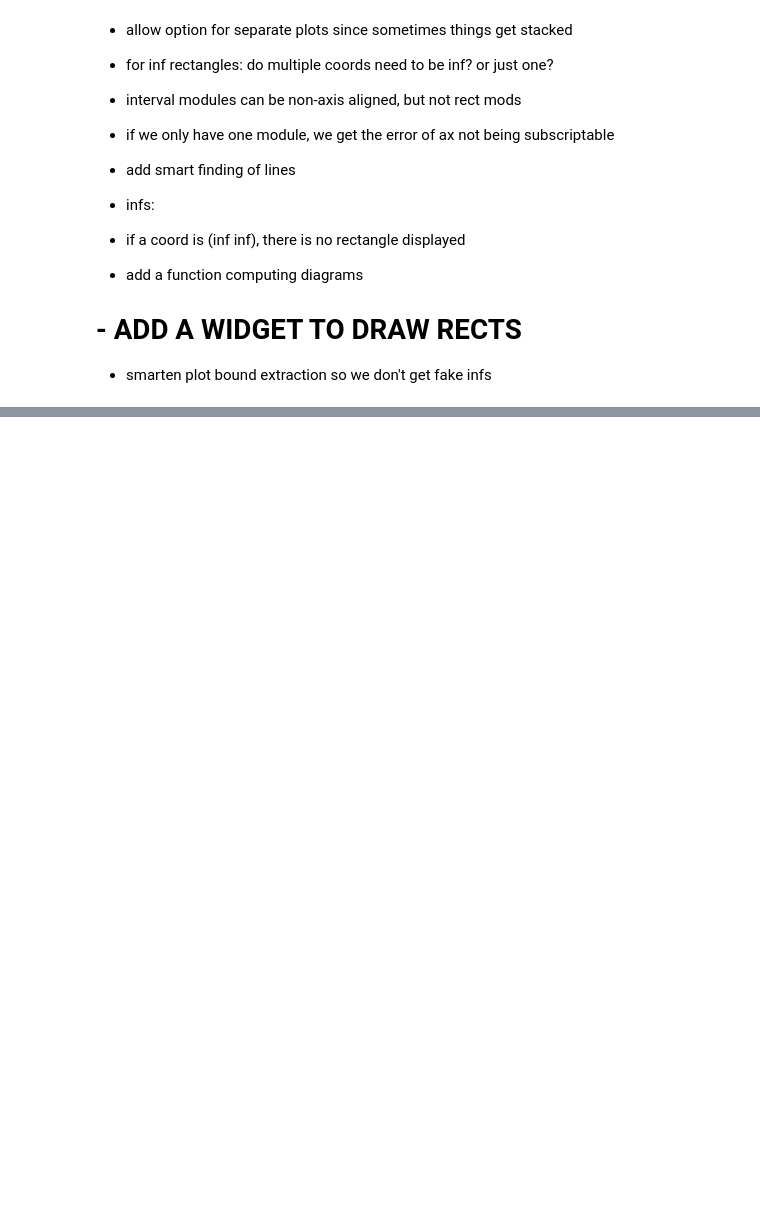
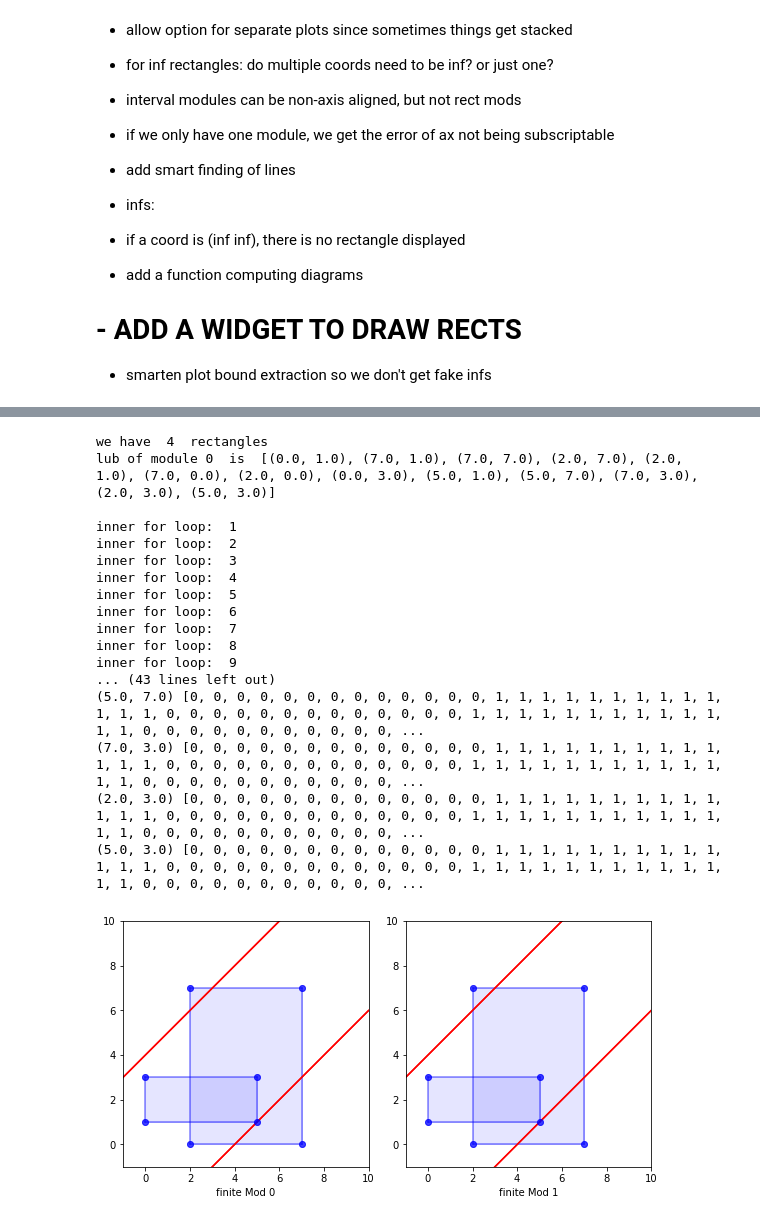
Before and after one commit to asilata/matching-distance-code, a Jupyter notebook: Notebooks/Banff code.ipynb, the cells around one changed output, grey strips where cells are left out. Drawn from its saved outputs; the diff is of its cells as text; code cells hidden in the pictures; blank space fills up the shorter version.

Commit message:
adding crit val class and broken for loop sadness in banff code

```diff
--- a/Notebooks/Banff code.ipynb
+++ b/Notebooks/Banff code.ipynb
@@ -372,0 +346,72 @@ Note: plotting the bottleneck distance seems compatible with inf pts.
+# %%
+r_mods_list = import_rmod('../data/sample_inf.rmod')
+plot_r_mods(r_mods_list)
+
+# below we calculate critical values, and then add info to them by
+# adding them to the critical_val class
+i = 0
+all_closed_critical_vals = []
+temp_crit_val_list = []
+counter_1 = 0
+
+for module in r_mods_list:
+    print("lub of module", i," is ",module.closure_lub(), "\n")
+    temp_crit_val_list = module.closure_lub()
+    # temp_c_v_l is a list of vals computed for one module
+    counter_2 = 0
+    for val in temp_crit_val_list:
+        # if cv is already in set, add parent module to it
+        # else, add cv to set
+        temp_val = mod.critical_val(val)
+        temp_val.add_parent(i)
+        all_closed_critical_vals.append(temp_val)
+        counter_2 += 1
+        print("inner for loop: ",counter_2)
+    i +=1
+    counter_1 += 1
+    print("outer for loop: ",counter_1)
+
+
+# maybe it's easier to merge duplicates here, instead of doing it as we go
+# usage example
+# print("thing is here: ",all_closed_critical_vals,"\n")
+for c in all_closed_critical_vals:
+    print(c.coords, c.parent_module)
+
+# next lots of for loops
+# remove duplication of critical values, but have critical value
+# remember list of parents rather than single
+
+M = ['a','b','c']
+N = ['x','y','z']
+Q = M + N
+quadruples = set({})
+for i in range(0, len(Q)):
+    for j in range(i + 1, len(Q)):
+        for k in range(j + 1, len(Q)):
+            for l in range(k + 1, len(Q)):
+                temp_quad = (Q[i],Q[j],Q[k],Q[l])
+                # I think that the for loops already remove duplicates and permutations,
+                # but just in case we add temp_quad to a set, which don't allow duplicates.
+                quadruples.add(temp_quad)
+
+# print(quadruples)
+# %% [output]
+we have  4  rectangles
+lub of module 0  is  [(0.0, 1.0), (7.0, 1.0), (7.0, 7.0), (2.0, 7.0), (2.0, 1.0), (7.0, 0.0), (2.0, 0.0), (0.0, 3.0), (5.0, 1.0), (5.0, 7.0), (7.0, 3.0), (2.0, 3.0), (5.0, 3.0)]
+
+inner for loop:  1
+inner for loop:  2
+inner for loop:  3
+inner for loop:  4
+inner for loop:  5
+inner for loop:  6
+inner for loop:  7
+inner for loop:  8
+inner for loop:  9
+... (43 lines left out)
+(5.0, 7.0) [0, 0, 0, 0, 0, 0, 0, 0, 0, 0, 0, 0, 0, 1, 1, 1, 1, 1, 1, 1, 1, 1, 1, 1, 1, 1, 0, 0, 0, 0, 0, 0, 0, 0, 0, 0, 0, 0, 0, 1, 1, 1, 1, 1, 1, 1, 1, 1, 1, 1, 1, 1, 0, 0, 0, 0, 0, 0, 0, 0, 0, 0, 0, ...
+(7.0, 3.0) [0, 0, 0, 0, 0, 0, 0, 0, 0, 0, 0, 0, 0, 1, 1, 1, 1, 1, 1, 1, 1, 1, 1, 1, 1, 1, 0, 0, 0, 0, 0, 0, 0, 0, 0, 0, 0, 0, 0, 1, 1, 1, 1, 1, 1, 1, 1, 1, 1, 1, 1, 1, 0, 0, 0, 0, 0, 0, 0, 0, 0, 0, 0, ...
+(2.0, 3.0) [0, 0, 0, 0, 0, 0, 0, 0, 0, 0, 0, 0, 0, 1, 1, 1, 1, 1, 1, 1, 1, 1, 1, 1, 1, 1, 0, 0, 0, 0, 0, 0, 0, 0, 0, 0, 0, 0, 0, 1, 1, 1, 1, 1, 1, 1, 1, 1, 1, 1, 1, 1, 0, 0, 0, 0, 0, 0, 0, 0, 0, 0, 0, ...
+(5.0, 3.0) [0, 0, 0, 0, 0, 0, 0, 0, 0, 0, 0, 0, 0, 1, 1, 1, 1, 1, 1, 1, 1, 1, 1, 1, 1, 1, 0, 0, 0, 0, 0, 0, 0, 0, 0, 0, 0, 0, 0, 1, 1, 1, 1, 1, 1, 1, 1, 1, 1, 1, 1, 1, 0, 0, 0, 0, 0, 0, 0, 0, 0, 0, 0, ...
+[figure, added]
```
Also changed, not shown: parts of 12 cells of this notebook, 3 other files.
